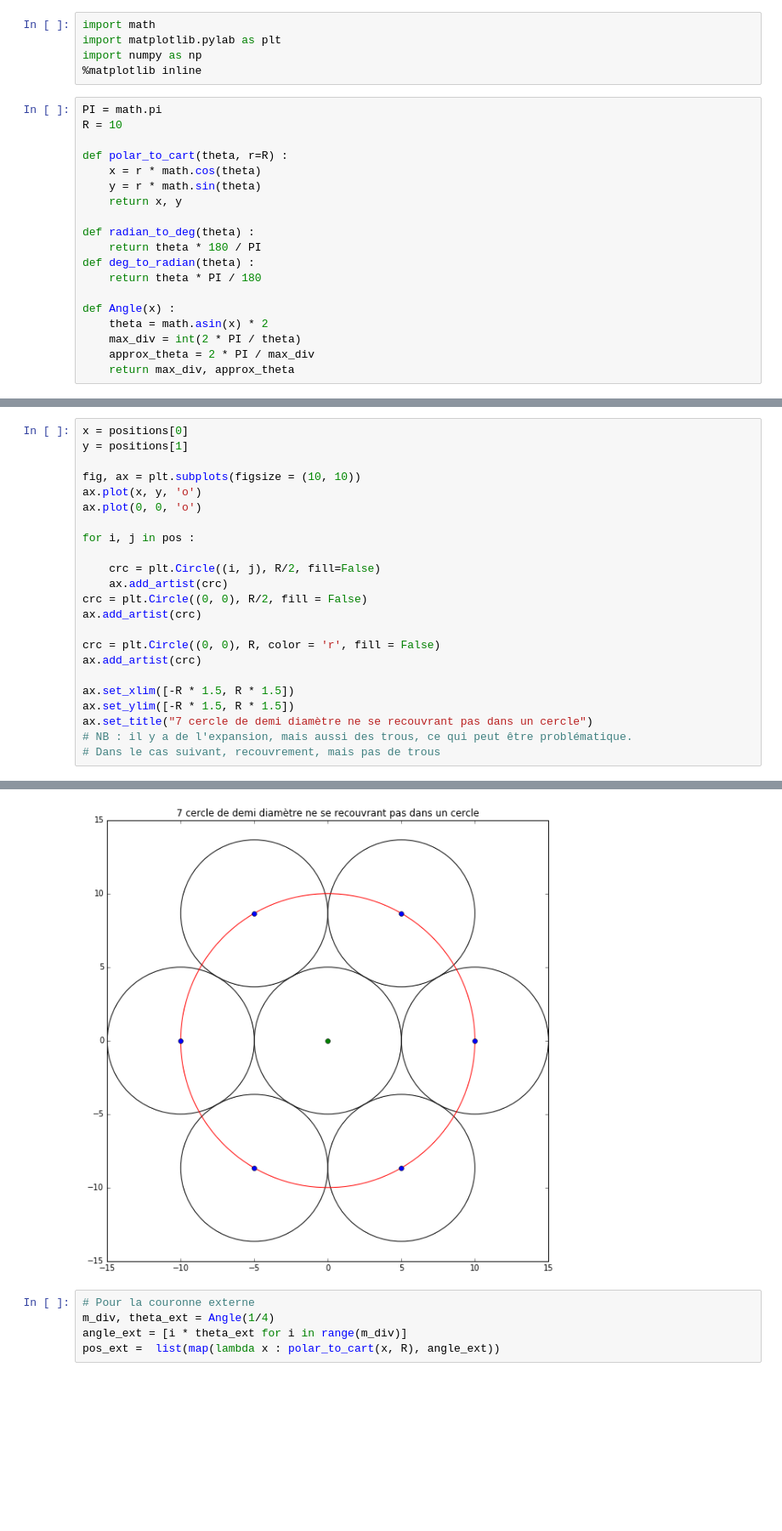
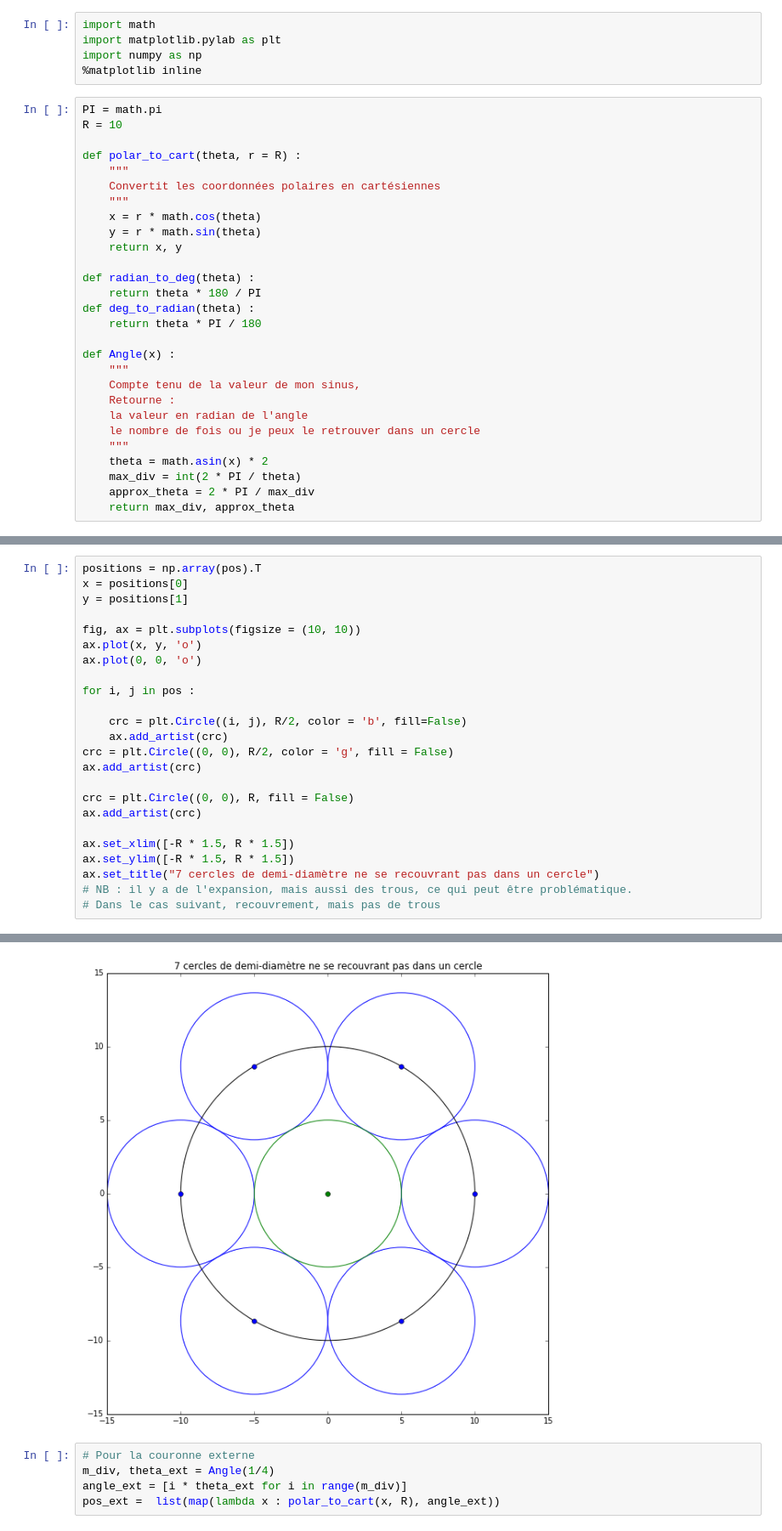
Before and after one commit to Japoneris/Geometry_MAB_tree, a Jupyter notebook: Uncovered.ipynb, the cells around one changed output, grey strips where cells are left out. Shown: that part at 85% size. Saved outputs shown, nothing was run; the diff lists cells and outputs as text; blank space fills up the shorter version.

```diff
--- a/Uncovered.ipynb
+++ b/Uncovered.ipynb
@@ -9,7 +9,10 @@ import numpy as np
 PI = math.pi
 R = 10
 
-def polar_to_cart(theta, r=R) :
+def polar_to_cart(theta, r = R) :
+    """
+    Convertit les coordonnées polaires en cartésiennes
+    """
     x = r * math.cos(theta)
     y = r * math.sin(theta)
     return x, y
@@ -20,6 +23,12 @@ def deg_to_radian(theta) :
     return theta * PI / 180
 
 def Angle(x) :
+    """
+    Compte tenu de la valeur de mon sinus,
+    Retourne :
+    la valeur en radian de l'angle
+    le nombre de fois ou je peux le retrouver dans un cercle
+    """
     theta = math.asin(x) * 2
     max_div = int(2 * PI / theta)
     approx_theta = 2 * PI / max_div
@@ -32,29 +41,30 @@ positions = np.array(pos).T
 # %%
+positions = np.array(pos).T
 x = positions[0]
 y = positions[1]
 
 fig, ax = plt.subplots(figsize = (10, 10))
 ax.plot(x, y, 'o')
 ax.plot(0, 0, 'o')
 
 for i, j in pos :
 
-    crc = plt.Circle((i, j), R/2, fill=False)
+    crc = plt.Circle((i, j), R/2, color = 'b', fill=False)
     ax.add_artist(crc)
-crc = plt.Circle((0, 0), R/2, fill = False)
+crc = plt.Circle((0, 0), R/2, color = 'g', fill = False)
 ax.add_artist(crc)
 
-crc = plt.Circle((0, 0), R, color = 'r', fill = False)
+crc = plt.Circle((0, 0), R, fill = False)
 ax.add_artist(crc)
 
 ax.set_xlim([-R * 1.5, R * 1.5])
 ax.set_ylim([-R * 1.5, R * 1.5])
-ax.set_title("7 cercle de demi diamètre ne se recouvrant pas dans un cercle")
+ax.set_title("7 cercles de demi-diamètre ne se recouvrant pas dans un cercle")
 # NB : il y a de l'expansion, mais aussi des trous, ce qui peut être problématique.
 # Dans le cas suivant, recouvrement, mais pas de trous
 # %% [output]
 <matplotlib.text.Text at 0x...>
-[figure, old version]
+[figure, new version]
 # %%
 # Pour la couronne externe
 m_div, theta_ext = Angle(1/4)
```
Also changed, not shown: parts of 5 cells of this notebook.
